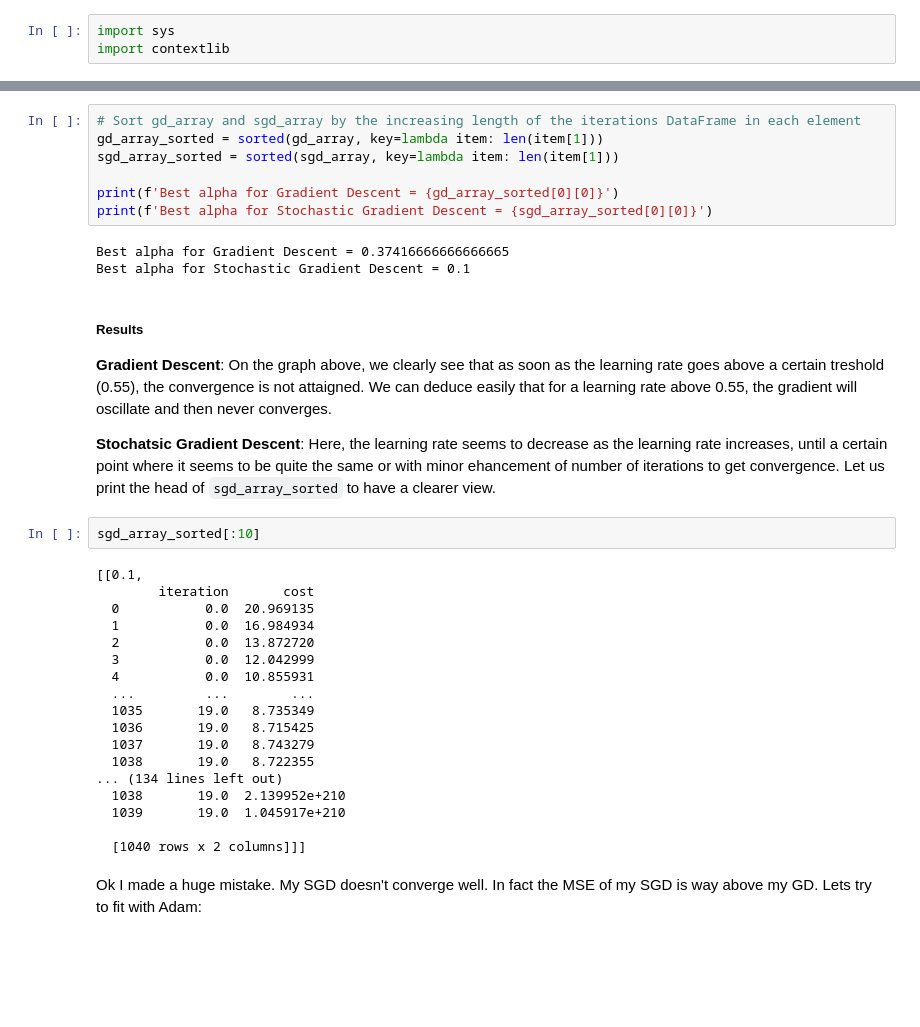
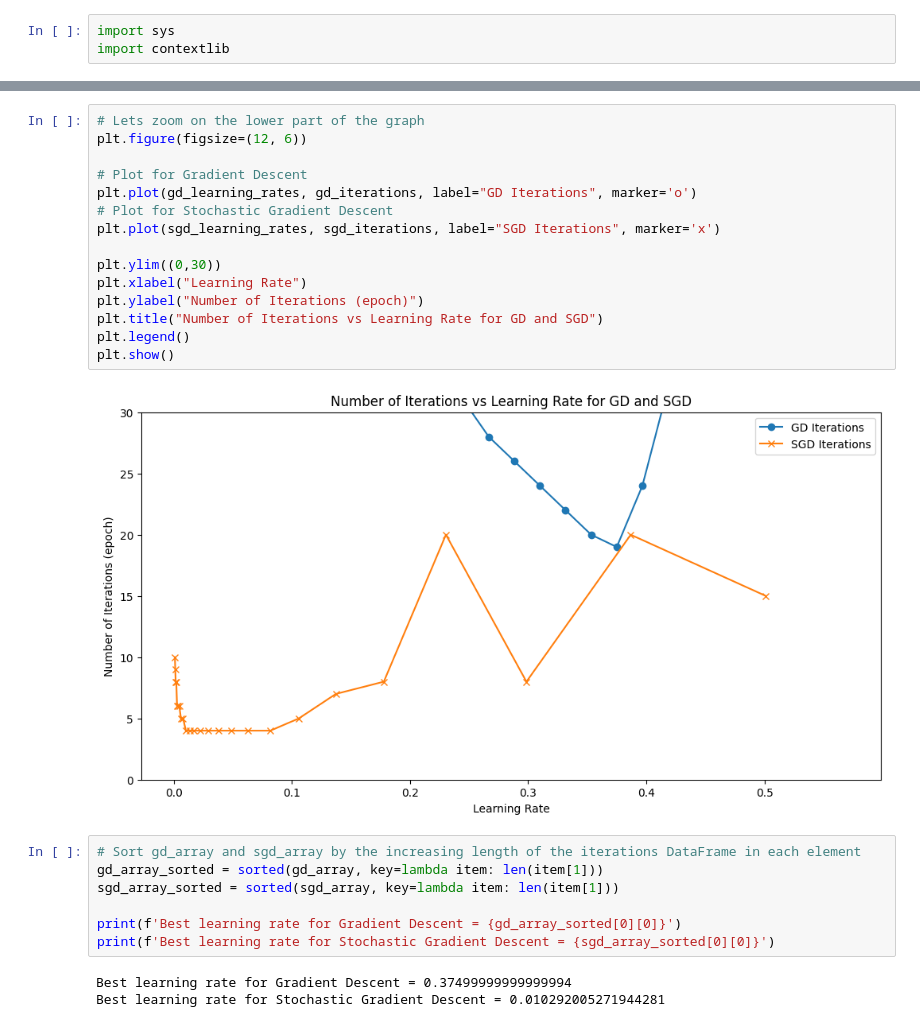
Before and after one commit to Dorianhgn/ML_FRI_Dorian, a Jupyter notebook: Week3/Hugonnet_Assignment3.ipynb, the cells around one changed output, grey strips where cells are left out. Cells and saved outputs as stored; diff of their text form; blank space fills up the shorter version.

```diff
--- a/Week3/Hugonnet_Assignment3.ipynb
+++ b/Week3/Hugonnet_Assignment3.ipynb
@@ -735,39 +711,27 @@ plt.show()
+# %%
+# Lets zoom on the lower part of the graph
+plt.figure(figsize=(12, 6))
+
+# Plot for Gradient Descent
+plt.plot(gd_learning_rates, gd_iterations, label="GD Iterations", marker='o')
+# Plot for Stochastic Gradient Descent
+plt.plot(sgd_learning_rates, sgd_iterations, label="SGD Iterations", marker='x')
+
+plt.ylim((0,30))
+plt.xlabel("Learning Rate")
+plt.ylabel("Number of Iterations (epoch)")
+plt.title("Number of Iterations vs Learning Rate for GD and SGD")
+plt.legend()
+plt.show()
+# %% [output]
+[figure, added]
 # %%
 # Sort gd_array and sgd_array by the increasing length of the iterations DataFrame in each element
 gd_array_sorted = sorted(gd_array, key=lambda item: len(item[1]))
 sgd_array_sorted = sorted(sgd_array, key=lambda item: len(item[1]))
 
-print(f'Best alpha for Gradient Descent = {gd_array_sorted[0][0]}')
-print(f'Best alpha for Stochastic Gradient Descent = {sgd_array_sorted[0][0]}')
+print(f'Best learning rate for Gradient Descent = {gd_array_sorted[0][0]}')
+print(f'Best learning rate for Stochastic Gradient Descent = {sgd_array_sorted[0][0]}')
 # %% [output]
-Best alpha for Gradient Descent = 0.37416666666666665
-Best alpha for Stochastic Gradient Descent = 0.1
+Best learning rate for Gradient Descent = 0.37499999999999994
+Best learning rate for Stochastic Gradient Descent = 0.010292005271944281
-# %% [markdown]
-##### Results
-**Gradient Descent**:
-On the graph above, we clearly see that as soon as the learning rate goes above a certain treshold (0.55), the convergence is not attaigned. We can deduce easily that for a learning rate above 0.55, the gradient will oscillate and then never converges.
-
-**Stochatsic Gradient Descent**:
-Here, the learning rate seems to decrease as the learning rate increases, until a certain point where it seems to be quite the same or with minor ehancement of number of iterations to get convergence. Let us print the head of `sgd_array_sorted` to have a clearer view.
-# %%
-sgd_array_sorted[:10]
-# %% [output]
-[[0.1,
-        iteration       cost
-  0           0.0  20.969135
-  1           0.0  16.984934
-  2           0.0  13.872720
-  3           0.0  12.042999
-  4           0.0  10.855931
-  ...         ...        ...
-  1035       19.0   8.735349
-  1036       19.0   8.715425
-  1037       19.0   8.743279
-  1038       19.0   8.722355
-... (134 lines left out)
-  1038       19.0  2.139952e+210
-  1039       19.0  1.045917e+210
-
-  [1040 rows x 2 columns]]]
-# %% [markdown]
-Ok I made a huge mistake. My SGD doesn't converge well. In fact the MSE of my SGD is way above my GD. Lets try to fit with Adam:
```
Also changed, not shown: parts of 20 cells of this notebook.
